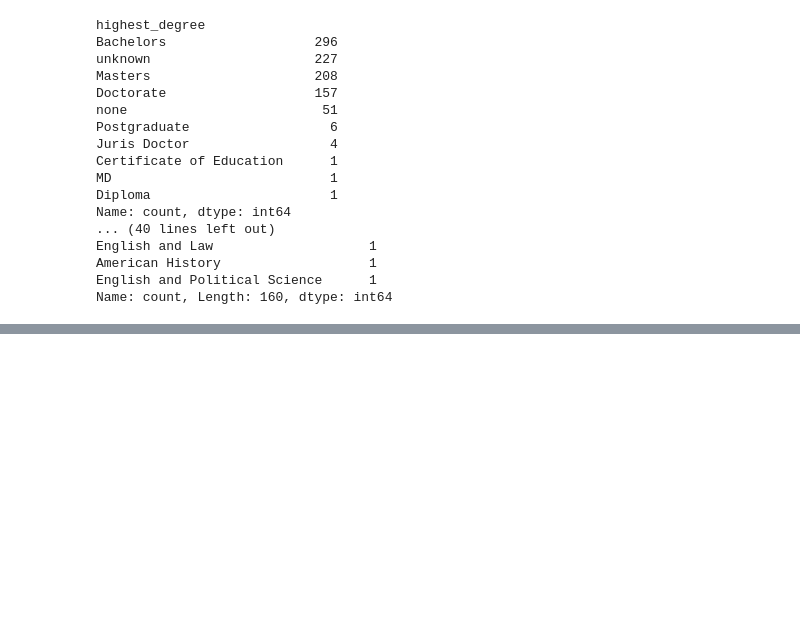
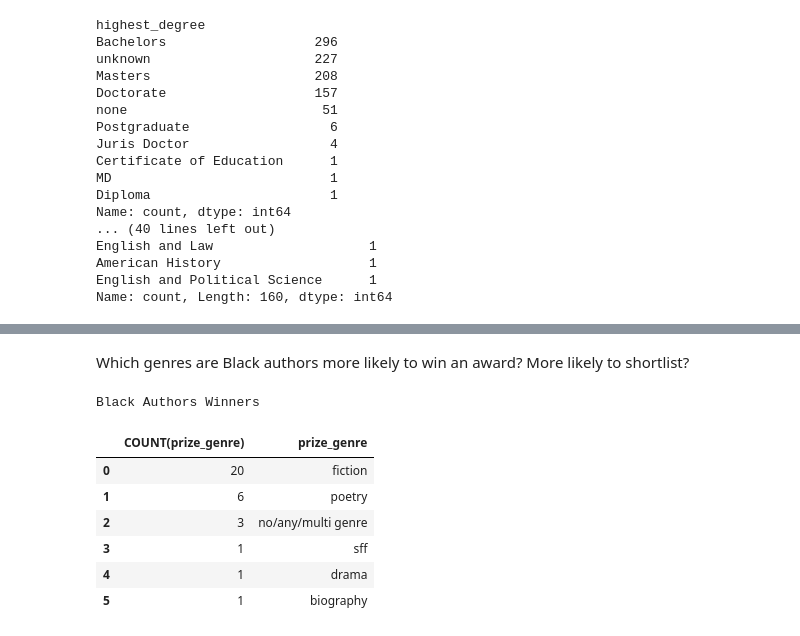
Before and after one commit to leenoah390/tidytuesday_practice, a Jupyter notebook: 20251028/tidy_tuesday-20251028.ipynb, the cells around one changed output, grey strips where cells are left out. Saved outputs shown, nothing was run; the diff lists cells and outputs as text; code cells hidden in the pictures; blank space fills up the shorter version.

Commit message:
finished black authors progress

```diff
--- a/20251028/tidy_tuesday-20251028.ipynb
+++ b/20251028/tidy_tuesday-20251028.ipynb
@@ -278,0 +278,25 @@ nonblack = ['British Libyan', 'Mexican American', 'Egyptian British', 'South Afr
+# %%
+# Non-Black ethnicites
+nonblack = ['British Libyan', 'Mexican American', 'Egyptian British', 'South African', 'Chippewa Ojibwe German American']
+
+# Remove the nonblacks
+black = black[~black['ethnicity'].isin(nonblack)]
+# %% [markdown]
+Which genres are Black authors more likely to win an award? More likely to shortlist?
+# %%
+print("Black Author Winners")
+sqldf('''
+SELECT COUNT(prize_genre), prize_genre FROM black
+WHERE person_role = 'winner'
+GROUP BY prize_genre
+ORDER BY COUNT(prize_genre) DESC
+''')
+# %% [output]
+Black Authors Winners
+|  | COUNT(prize_genre) | prize_genre |
+| 0 | 20 | fiction |
+| 1 | 6 | poetry |
+| 2 | 3 | no/any/multi genre |
+| 3 | 1 | sff |
+| 4 | 1 | drama |
+| 5 | 1 | biography |
```
Also changed, not shown: parts of 27 cells of this notebook.
